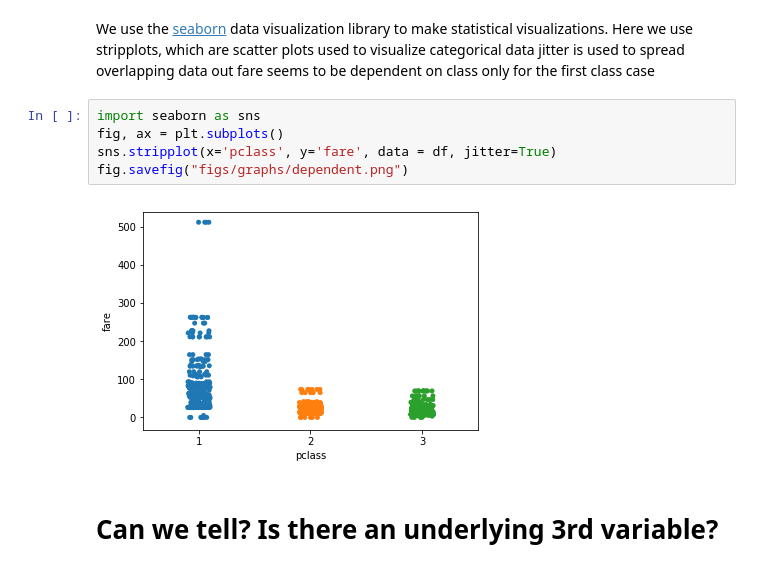
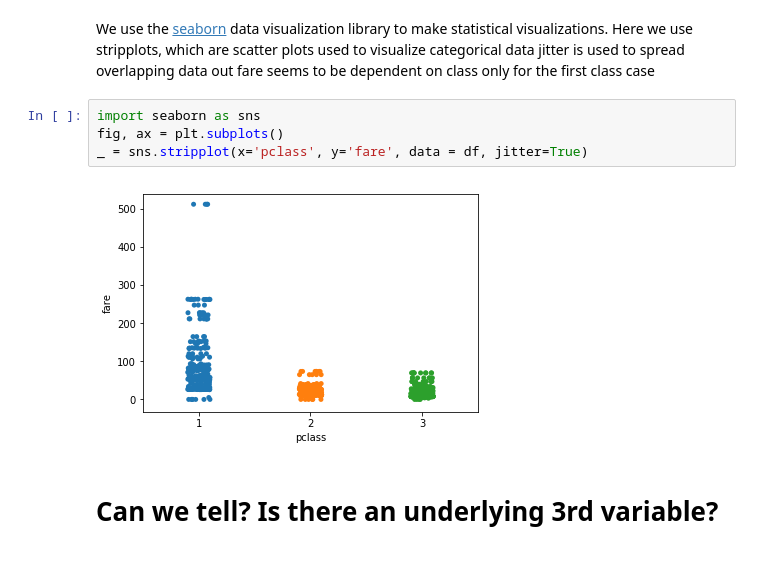
Before and after one commit to ccnypsych/psy31170, a Jupyter notebook: slides/L11_viz.ipynb, the cells around one changed output. Saved outputs shown, nothing was run; the diff lists cells and outputs as text.

```diff
--- a/slides/L11_viz.ipynb
+++ b/slides/L11_viz.ipynb
@@ -233,10 +291,9 @@ We use the [seaborn](https://seaborn.pydata.org/) data visualization library to
 # %%
 import seaborn as sns
 fig, ax = plt.subplots()
-sns.stripplot(x='pclass', y='fare', data = df, jitter=True)
-fig.savefig("figs/graphs/dependent.png")
+_ = sns.stripplot(x='pclass', y='fare', data = df, jitter=True)
 # %% [output]
-[figure, old version]
+[figure, new version]
 # %% [markdown]
 # Can we tell? Is there an underlying 3rd variable?
 # %%
```
Also changed, not shown: parts of 25 cells of this notebook, 12 other files.
